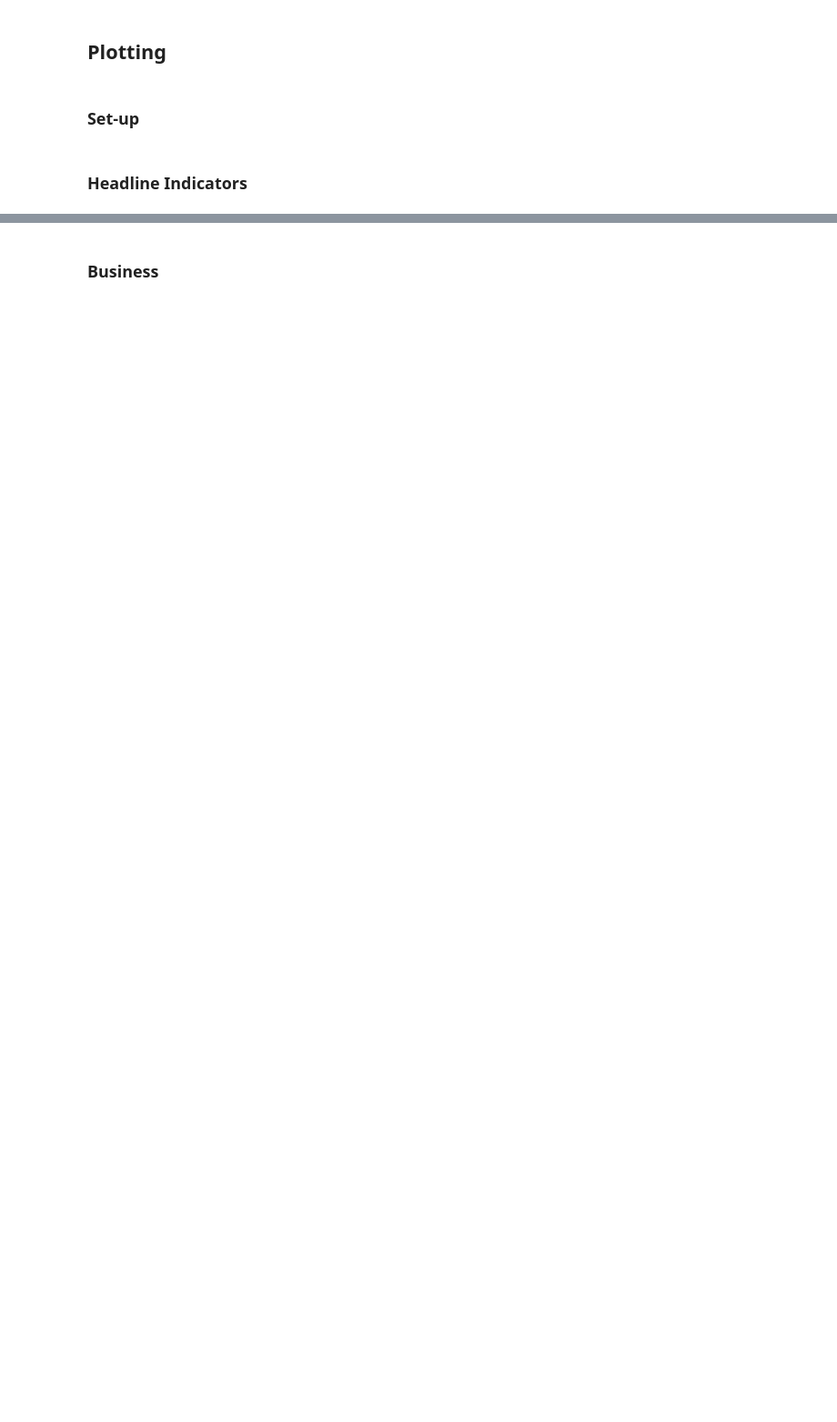
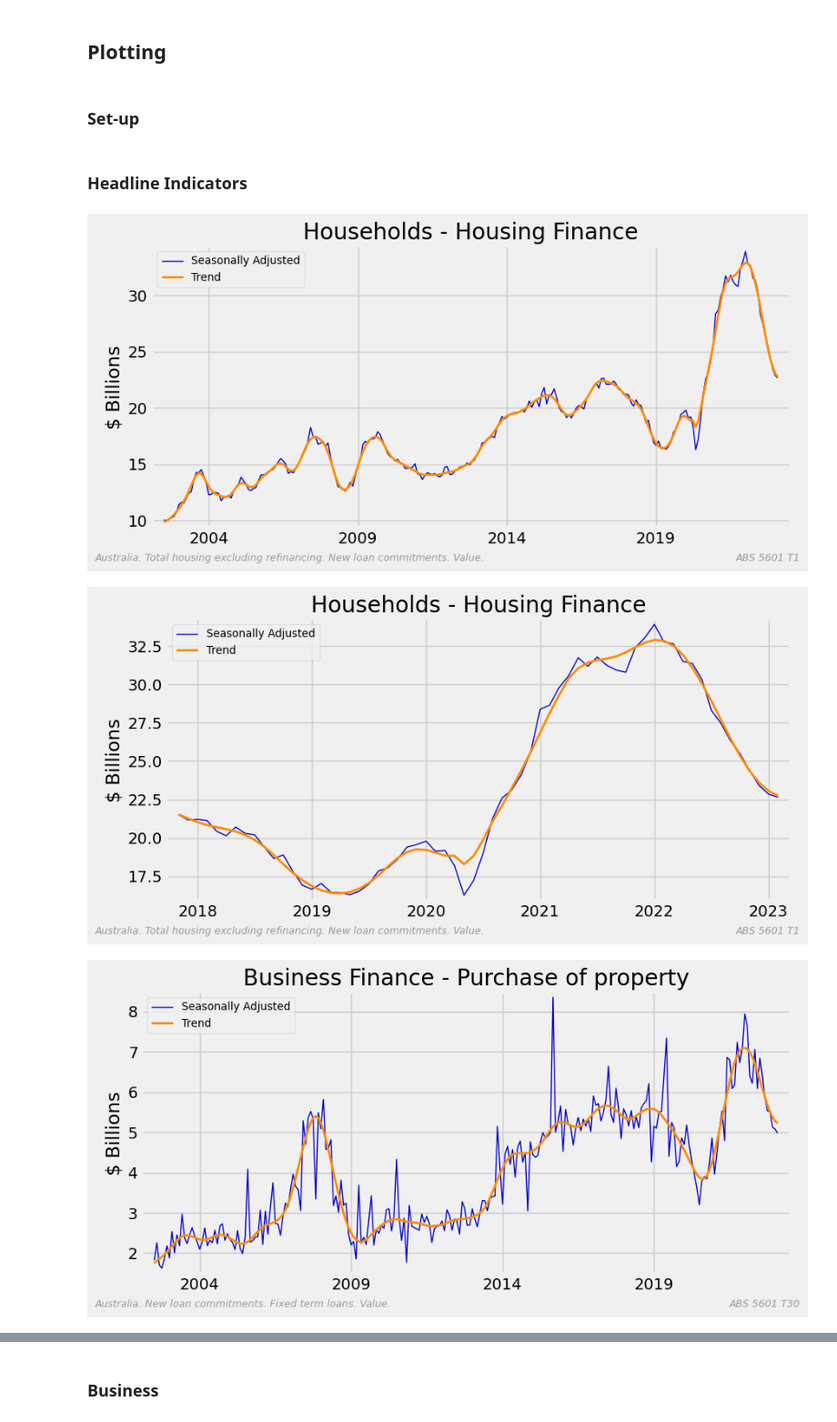
Before and after one commit to bpalmer4/Charts-based-on-ABS-data, a Jupyter notebook: notebooks/ABS Monthly Lending 5601.ipynb, the cells around one changed output, grey strips where cells are left out. Shown at 91% size. Drawn from its saved outputs; the diff is of its cells as text; code cells hidden in the pictures; blank space fills up the shorter version.

```diff
--- a/notebooks/ABS Monthly Lending 5601.ipynb
+++ b/notebooks/ABS Monthly Lending 5601.ipynb
@@ -30,6 +30,9 @@ from plotting import (
 pd.options.display.max_rows = None
 pd.options.display.max_columns = 999
 pd.options.display.max_colwidth = 100
+
+# display charts in this notebook
+SHOW = False
 # %% [markdown]
 ## Get data from ABS
 # %%
@@ -124,31 +126,35 @@ rows = [
 for headline in rows:
     # get data
     f = pd.DataFrame()
     for series_type in "Seasonally Adjusted", "Trend":
         found = meta[
             meta[type_col].str.contains(series_type)
             & meta[did_col].str.contains(headline)
         ]
         assert len(found) == 1
         row = found.iloc[0]
         series_id, units, table, did = (
             row[id_col],
             row[unit_col],
             row[table_col],
             row[did_col],
         )
         f[series_type] = abs_dict[table][series_id]
     f, units = recalibrate(f, units)
 
     # plot
     title, lfooter = fix_title(did, "Australia. ")
     seas_trend_plot(
         f,
         starts=plot_times,
         tags=plot_tags,
         title=title,
         ylabel=f"{units}",
         lfooter=lfooter,
         rfooter=f"{source} T{table}",
-        # show=True,
+        show=SHOW,
     )
+# %% [output]
+[figure, added]
+[figure, added]
+[figure, added]
```
Also changed, not shown: parts of 4 cells of this notebook, 5 other files.
